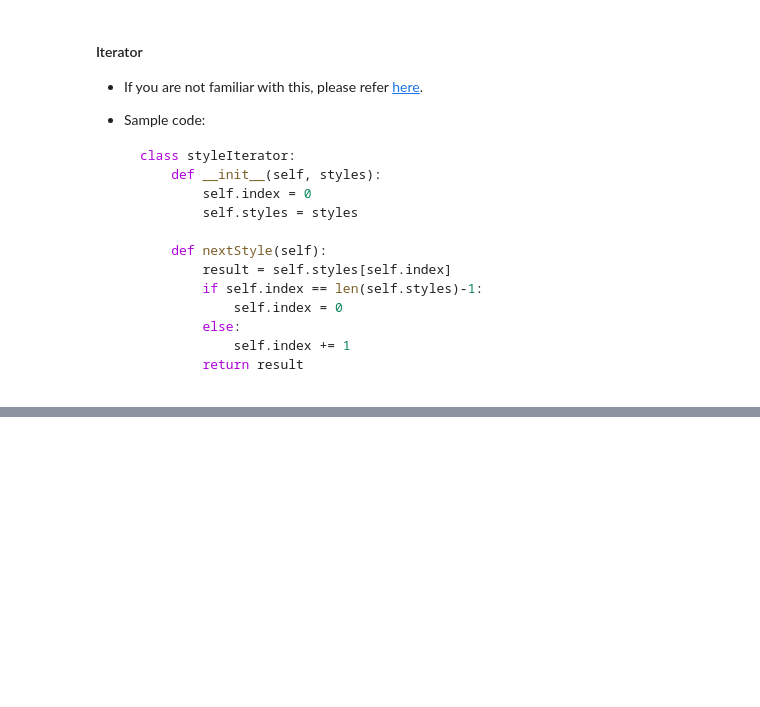
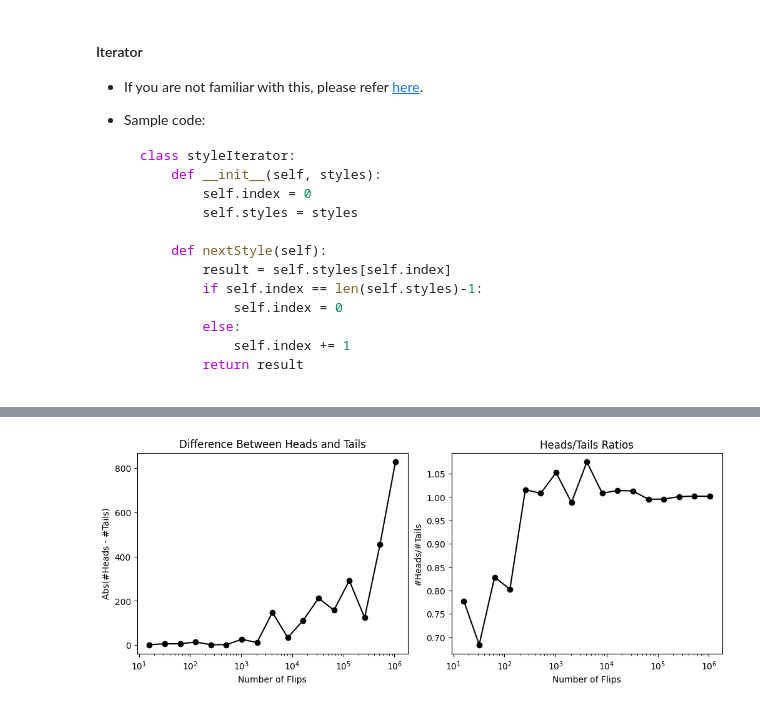
Before and after one commit to bruce88617/nycudopcs_advanced, a Jupyter notebook: Lectures/Lecture03/Lecture03.ipynb, the cells around one changed output, grey strips where cells are left out. Cells and saved outputs as stored; diff of their text form; code cells hidden in the pictures; blank space fills up the shorter version.

```diff
--- a/Lectures/Lecture03/Lecture03.ipynb
+++ b/Lectures/Lecture03/Lecture03.ipynb
@@ -155,0 +279,6 @@ Run Test #5: Where is the Drunkard Peter?
+# %%
+from scripts.part2.testFuncs import test4
+
+test4(minExp=4, maxExp=20)
+# %% [output]
+[figure, added]
```
Also changed, not shown: parts of 34 cells of this notebook, 13 other files.
